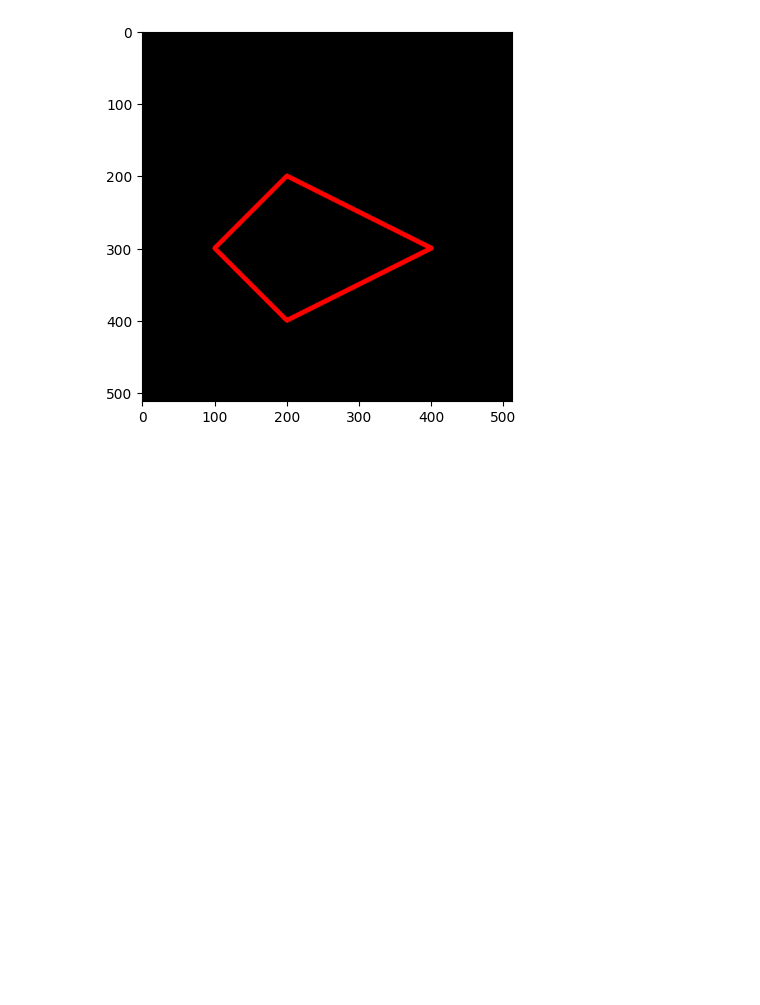
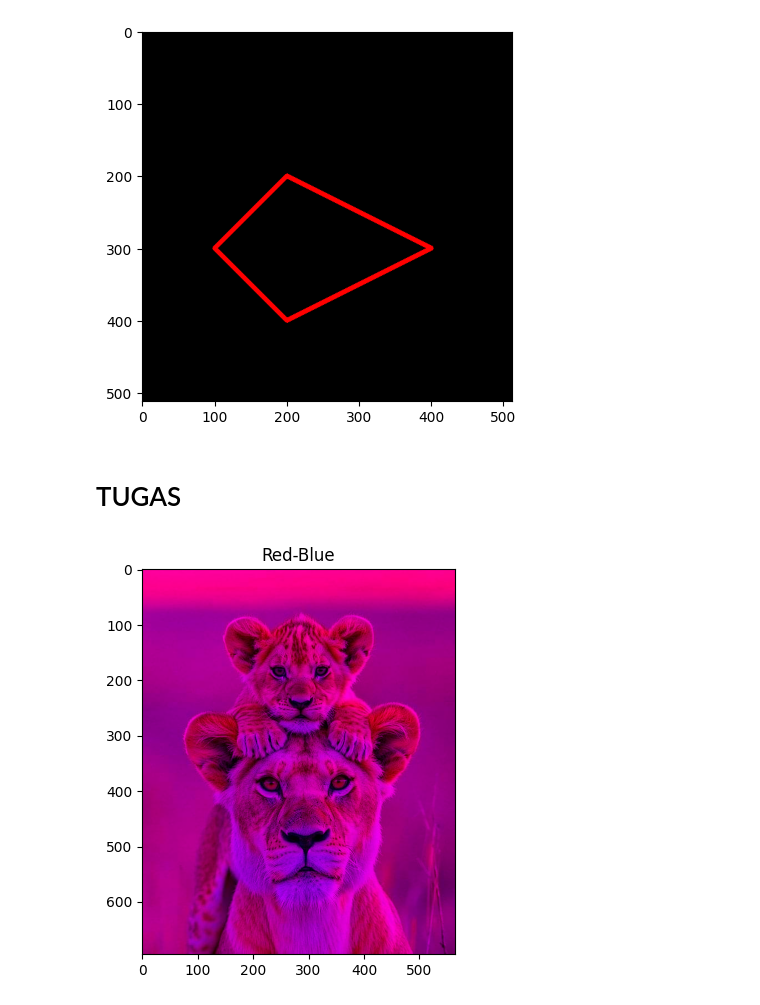
Before and after one commit to latifurrahmanalhamida/PCVK_244107027017_M-LATIFUR, a Jupyter notebook: Modul_2.ipynb, the cells around one changed output. Drawn from its saved outputs; the diff is of its cells as text; code cells hidden in the pictures; blank space fills up the shorter version.

```diff
--- a/Modul_2.ipynb
+++ b/Modul_2.ipynb
@@ -131,3 +131,5 @@ plt.imshow(black_img2)
 # %% [output]
 <matplotlib.image.AxesImage at 0x...>
 [figure]
+# %% [markdown]
+# TUGAS
@@ -133,0 +140,19 @@ plt.imshow(black_img2)
+# %%
+#2 Tampilkan image dalam channel Red-Blue dan Green-Blue saja
+import cv2 as cv
+import matplotlib.pyplot as plt
+
+# Membaca gambar dalam mode warna
+img_rgb = cv.imread('/content/drive/MyDrive/PCVK/singa.png', cv.IMREAD_COLOR)
+img_rgb = cv.cvtColor(img_rgb, cv.COLOR_BGR2RGB)
+
+# Membuat gambar Red-Blue
+red_blue_image = img_rgb.copy()
+red_blue_image[:, :, 1] = 0
+plt.figure(figsize=(10, 5))
+plt.subplot(1, 2, 1)
+plt.imshow(red_blue_image)
+plt.title('Red-Blue')
+plt.show()
+# %% [output]
+[figure, added]
```
Also changed, not shown: parts of 7 cells of this notebook.
